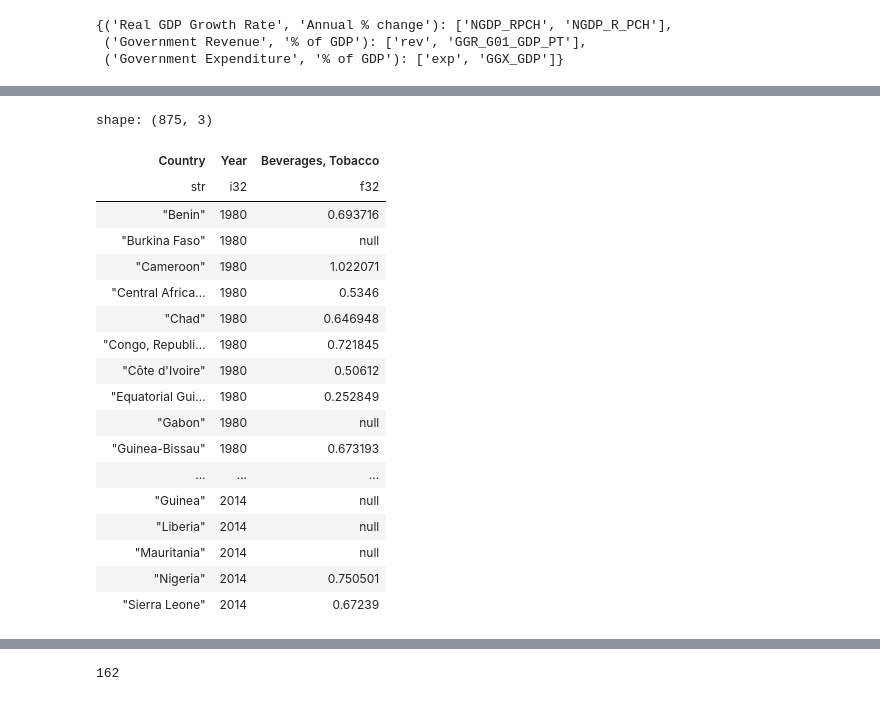
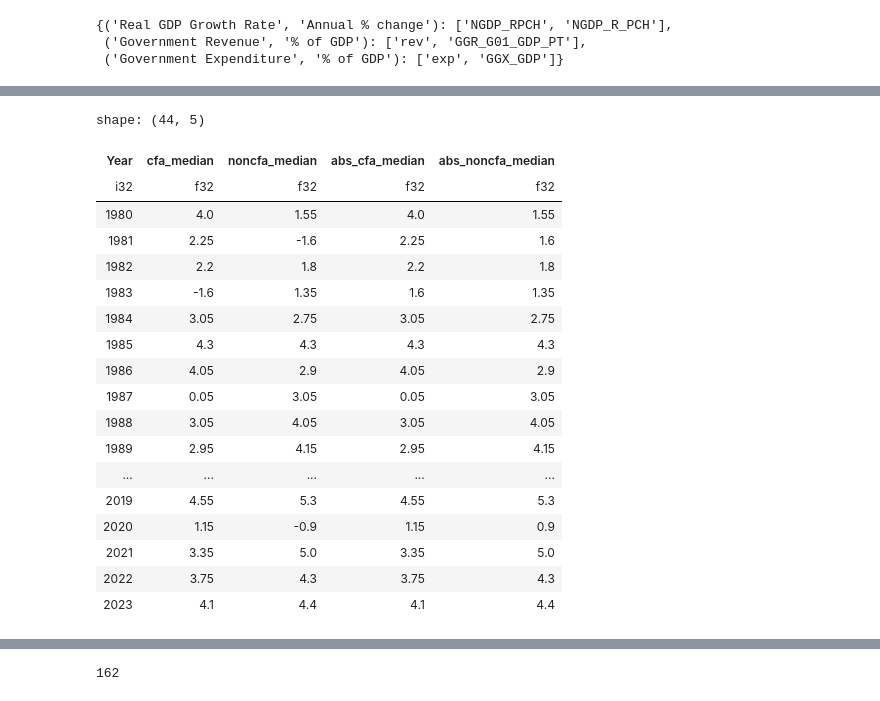
Before and after one commit to EduardoLZevallos/CFA_Franc_Analysis, a Jupyter notebook: scrap_notebooks/scrap_cleaning_up_imf_data.ipynb, the cells around one changed output, grey strips where cells are left out. Drawn from its saved outputs; the diff is of its cells as text; code cells hidden in the pictures.

```diff
--- a/scrap_cleaning_up_imf_data.ipynb
+++ b/scrap_notebooks/scrap_cleaning_up_imf_data.ipynb
@@ -141,0 +291,22 @@ all_data_df = get_imf_data_df(
+# %%
+median_df
+# %% [output]
+shape: (44, 5)
+| Year | cfa_median | noncfa_median | abs_cfa_median | abs_noncfa_median |
+| i32 | f32 | f32 | f32 | f32 |
+| 1980 | 4.0 | 1.55 | 4.0 | 1.55 |
+| 1981 | 2.25 | -1.6 | 2.25 | 1.6 |
+| 1982 | 2.2 | 1.8 | 2.2 | 1.8 |
+| 1983 | -1.6 | 1.35 | 1.6 | 1.35 |
+| 1984 | 3.05 | 2.75 | 3.05 | 2.75 |
+| 1985 | 4.3 | 4.3 | 4.3 | 4.3 |
+| 1986 | 4.05 | 2.9 | 4.05 | 2.9 |
+| 1987 | 0.05 | 3.05 | 0.05 | 3.05 |
+| 1988 | 3.05 | 4.05 | 3.05 | 4.05 |
+| 1989 | 2.95 | 4.15 | 2.95 | 4.15 |
+| ... | ... | ... | ... | ... |
+| 2019 | 4.55 | 5.3 | 4.55 | 5.3 |
+| 2020 | 1.15 | -0.9 | 1.15 | 0.9 |
+| 2021 | 3.35 | 5.0 | 3.35 | 5.0 |
+| 2022 | 3.75 | 4.3 | 3.75 | 4.3 |
+| 2023 | 4.1 | 4.4 | 4.1 | 4.4 |
@@ -142,22 +315,2 @@ all_data_df = get_imf_data_df(
 # %%
-all_data_df
+all_dfs.append(all_data_df)
-# %% [output]
-shape: (875, 3)
-| Country | Year | Beverages, Tobacco |
-| str | i32 | f32 |
-| "Benin" | 1980 | 0.693716 |
-| "Burkina Faso" | 1980 | null |
-| "Cameroon" | 1980 | 1.022071 |
-| "Central Africa… | 1980 | 0.5346 |
-| "Chad" | 1980 | 0.646948 |
-| "Congo, Republi… | 1980 | 0.721845 |
-| "Côte d'Ivoire" | 1980 | 0.50612 |
-| "Equatorial Gui… | 1980 | 0.252849 |
-| "Gabon" | 1980 | null |
-| "Guinea-Bissau" | 1980 | 0.673193 |
-| ... | ... | ... |
-| "Guinea" | 2014 | null |
-| "Liberia" | 2014 | null |
-| "Mauritania" | 2014 | null |
-| "Nigeria" | 2014 | 0.750501 |
-| "Sierra Leone" | 2014 | 0.67239 |
```
Also changed, not shown: parts of 19 cells of this notebook, 45 other files.
